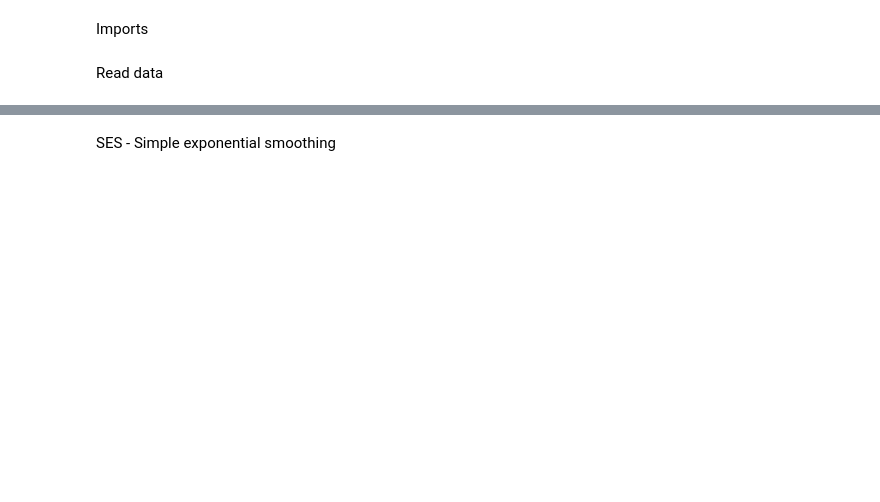
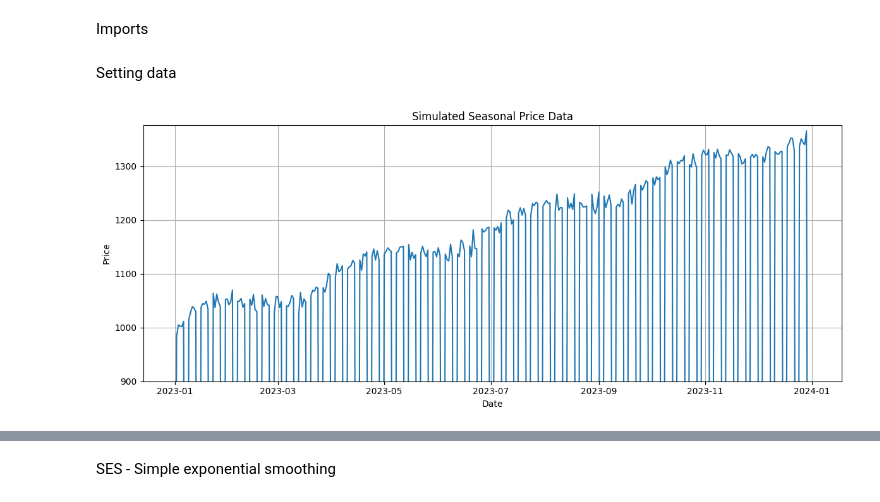
Before and after one commit to AndrijaLazic/Time-Series-Forecasting, a Jupyter notebook: python-roi/main.ipynb, the cells around one changed output, grey strips where cells are left out. Drawn from its saved outputs; the diff is of its cells as text; code cells hidden in the pictures; blank space fills up the shorter version.

```diff
--- a/python-roi/main.ipynb
+++ b/python-roi/main.ipynb
@@ -7,4 +7,4 @@ import matplotlib.pyplot as plt
 from datetime import datetime
 from statsmodels.tsa.holtwinters import SimpleExpSmoothing
 # %% [markdown]
-Read data
+Setting data
@@ -14,0 +11,44 @@ df_130 = pandas.read_csv("Data/130_dana.csv")
+# %%
+# Configuration
+start_date = "2023-01-01"
+end_date = "2023-12-31"
+zero_on_weekends = True  # Set True if you want prices to be 0 on weekends
+
+# Generate date range
+dates = pandas.date_range(start=start_date, end=end_date, freq="D")
+seasonal_plus_linear_growth_dataframe = pandas.DataFrame({"date": dates})
+seasonal_plus_linear_growth_dataframe["day_of_year"] = seasonal_plus_linear_growth_dataframe["date"].dt.dayofyear
+seasonal_plus_linear_growth_dataframe["day_of_week"] = seasonal_plus_linear_growth_dataframe["date"].dt.dayofweek  # 0=Mon, ..., 6=Sun
+
+# Generate seasonal pattern (using sine curve)
+# Example: simulate higher prices in middle of year (summer)
+seasonal_pattern = 1000 + 20 * numpy.sin(8 * numpy.pi * seasonal_plus_linear_growth_dataframe["day_of_year"] / 365) #
+
+# Add some trend (e.g., slow increase over time)
+trend = seasonal_plus_linear_growth_dataframe["day_of_year"] * 1
+
+# Add random noise
+noise = numpy.random.normal(0, 10.0, size=len(seasonal_plus_linear_growth_dataframe))
+
+# Final price = seasonality + trend + noise
+seasonal_plus_linear_growth_dataframe["price"] = seasonal_pattern + trend + noise
+
+# Optionally zero out weekends
+if zero_on_weekends:
+    seasonal_plus_linear_growth_dataframe.loc[seasonal_plus_linear_growth_dataframe["day_of_week"] >= 5, "price"] = 0
+
+# Plot result
+plt.figure(figsize=(12, 5))
+plt.plot(seasonal_plus_linear_growth_dataframe["date"], seasonal_plus_linear_growth_dataframe["price"])
+plt.title("Simulated Seasonal Price Data")
+plt.xlabel("Date")
+plt.ylabel("Price")
+plt.grid(True)
+plt.ylim(900, seasonal_plus_linear_growth_dataframe["price"].max() + 10)
+plt.tight_layout()
+plt.show()
+
+# Save to CSV
+seasonal_plus_linear_growth_dataframe[["date", "price"]].to_csv("Data/seasonal_plus_linear_growth.csv", index=False)
+# %% [output]
+[figure, added]
```
Also changed, not shown: parts of 11 cells of this notebook, 7 other files.
